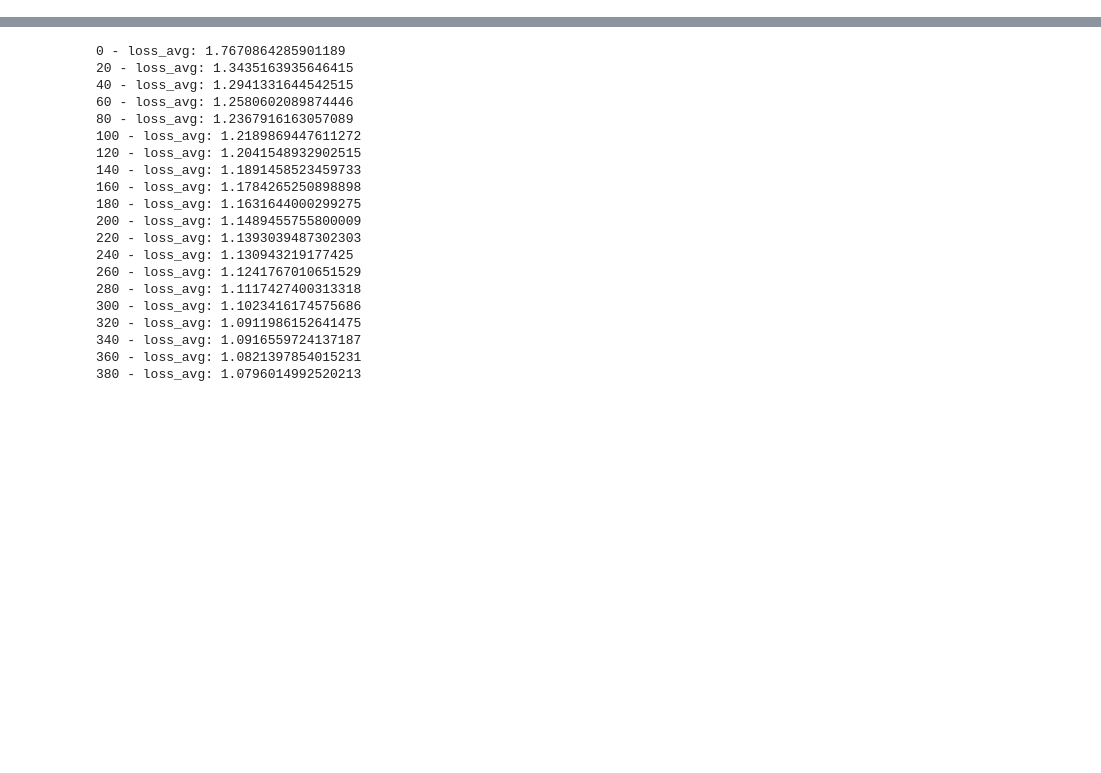
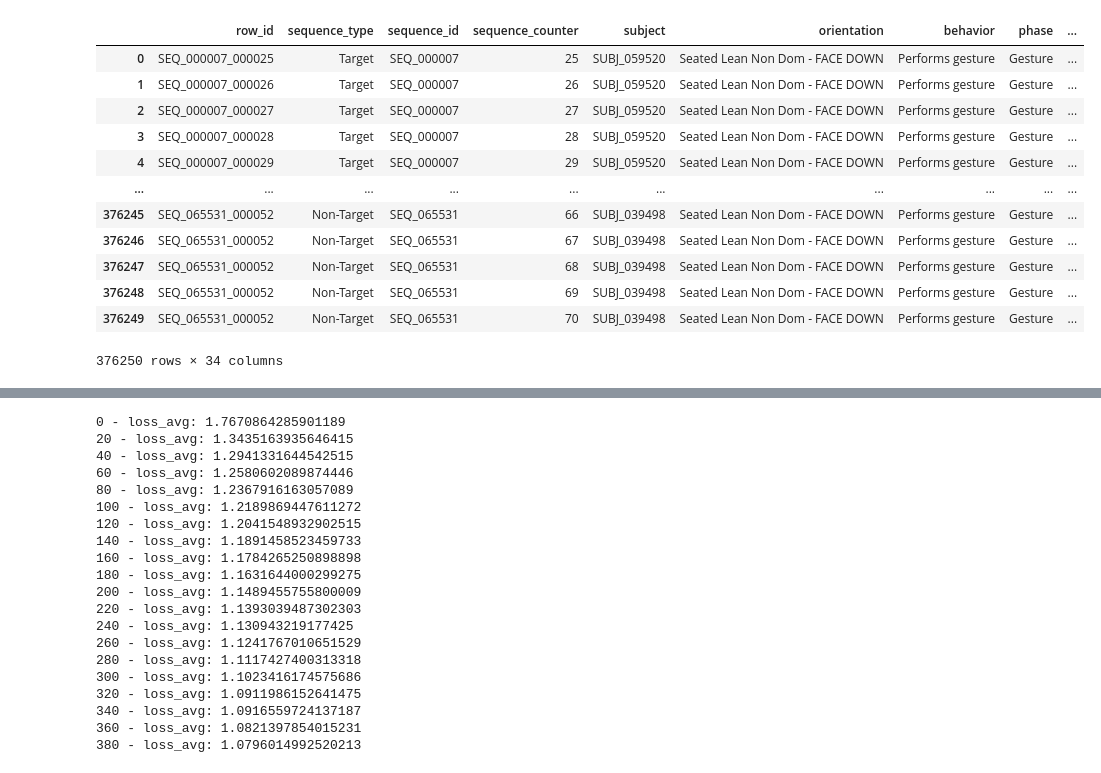
Before and after one commit to zeyad-shaban/cmi_competition, a Jupyter notebook: notebooks/06_feeding_all.ipynb, the cells around one changed output, grey strips where cells are left out. Saved outputs shown, nothing was run; the diff lists cells and outputs as text; code cells hidden in the pictures; blank space fills up the shorter version.

```diff
--- a/notebooks/06_feeding_all.ipynb
+++ b/notebooks/06_feeding_all.ipynb
@@ -60 +128,26 @@ full_df
+# %%
+filtered_df, target_gestures = clean_df(full_df)
+
+max_global_count = get_counts(filtered_df).max()
+filtered_df = normalize_sequence_count(
+    filtered_df,
+    "sequence_id",
+    max_global_count,
+)
+
+filtered_df
+# %% [output]
+|  | row_id | sequence_type | sequence_id | sequence_counter | subject | orientation | behavior | phase | ... |
+| 0 | SEQ_000007_000025 | Target | SEQ_000007 | 25 | SUBJ_059520 | Seated Lean Non Dom - FACE DOWN | Performs gesture | Gesture | ... |
+| 1 | SEQ_000007_000026 | Target | SEQ_000007 | 26 | SUBJ_059520 | Seated Lean Non Dom - FACE DOWN | Performs gesture | Gesture | ... |
+| 2 | SEQ_000007_000027 | Target | SEQ_000007 | 27 | SUBJ_059520 | Seated Lean Non Dom - FACE DOWN | Performs gesture | Gesture | ... |
+| 3 | SEQ_000007_000028 | Target | SEQ_000007 | 28 | SUBJ_059520 | Seated Lean Non Dom - FACE DOWN | Performs gesture | Gesture | ... |
+| 4 | SEQ_000007_000029 | Target | SEQ_000007 | 29 | SUBJ_059520 | Seated Lean Non Dom - FACE DOWN | Performs gesture | Gesture | ... |
+| ... | ... | ... | ... | ... | ... | ... | ... | ... | ... |
+| 376245 | SEQ_065531_000052 | Non-Target | SEQ_065531 | 66 | SUBJ_039498 | Seated Lean Non Dom - FACE DOWN | Performs gesture | Gesture | ... |
+| 376246 | SEQ_065531_000052 | Non-Target | SEQ_065531 | 67 | SUBJ_039498 | Seated Lean Non Dom - FACE DOWN | Performs gesture | Gesture | ... |
+| 376247 | SEQ_065531_000052 | Non-Target | SEQ_065531 | 68 | SUBJ_039498 | Seated Lean Non Dom - FACE DOWN | Performs gesture | Gesture | ... |
+| 376248 | SEQ_065531_000052 | Non-Target | SEQ_065531 | 69 | SUBJ_039498 | Seated Lean Non Dom - FACE DOWN | Performs gesture | Gesture | ... |
+| 376249 | SEQ_065531_000052 | Non-Target | SEQ_065531 | 70 | SUBJ_039498 | Seated Lean Non Dom - FACE DOWN | Performs gesture | Gesture | ... |
+376250 rows × 34 columns
 # %%
```
Also changed, not shown: parts of 16 cells of this notebook, 3 other files.
